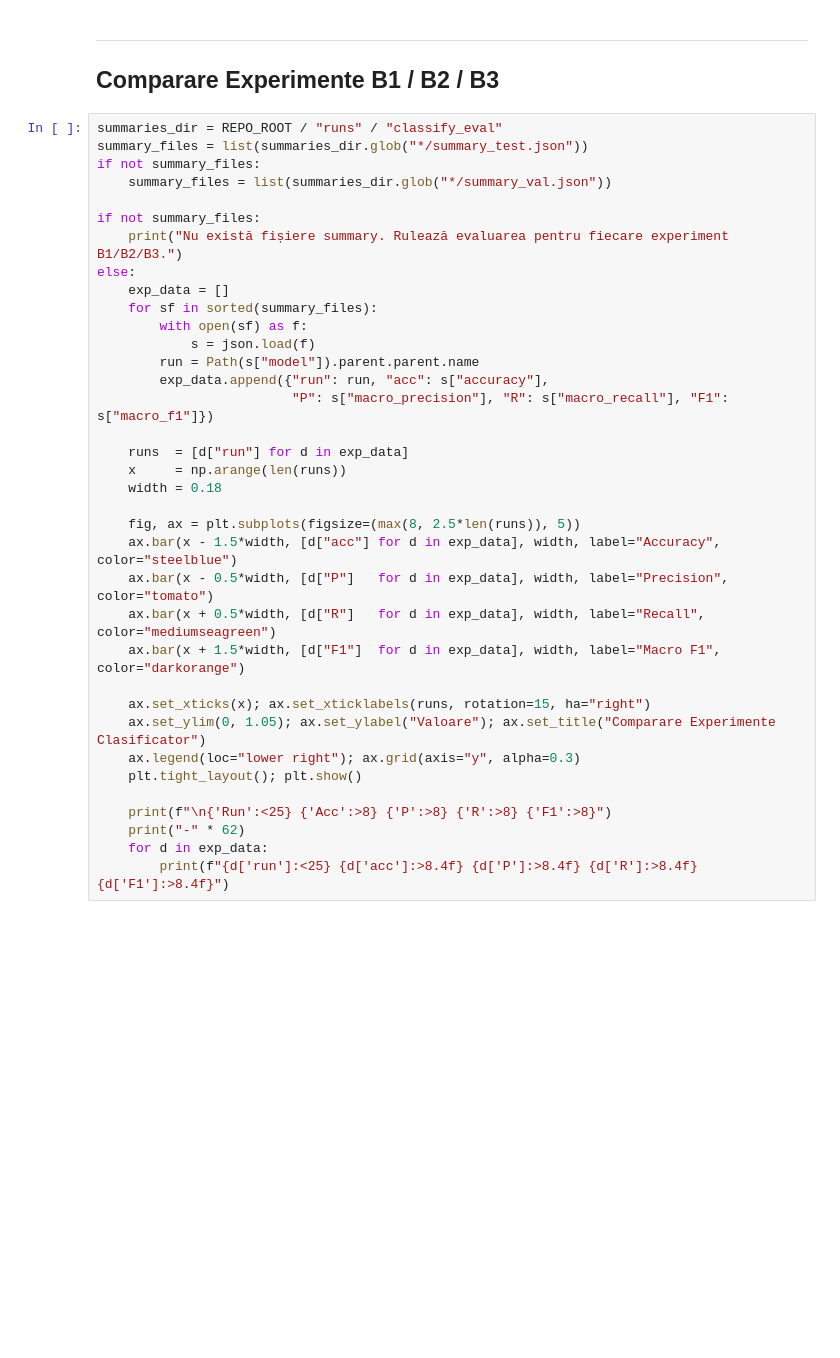
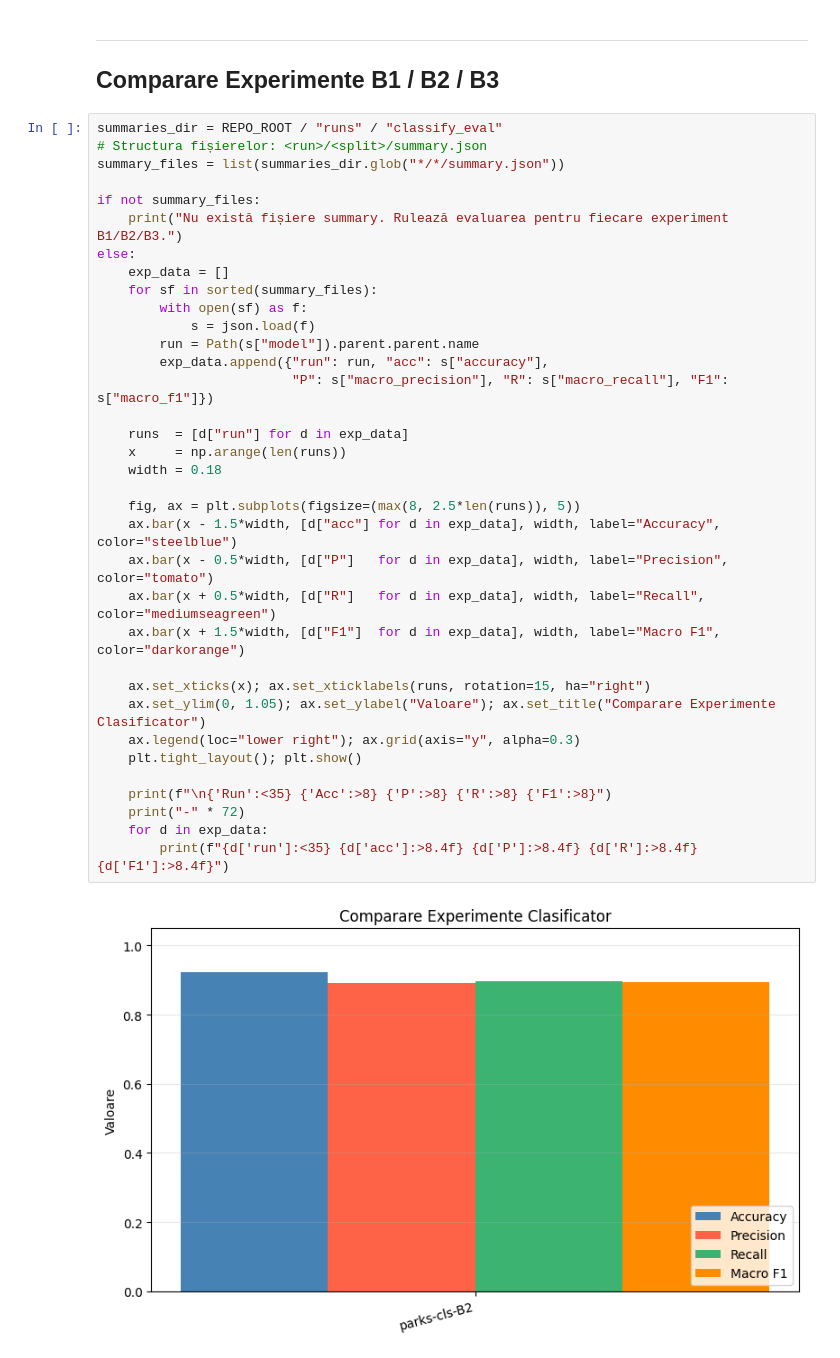
Before and after one commit to SerbiceanAlex/TrashDetectionSystem, a Jupyter notebook: notebooks/evaluation/02_evaluate_classifier.ipynb, the cells around one changed output. Drawn from its saved outputs; the diff is of its cells as text; blank space fills up the shorter version.

```diff
--- a/notebooks/evaluation/02_evaluate_classifier.ipynb
+++ b/notebooks/evaluation/02_evaluate_classifier.ipynb
@@ -229,37 +265,38 @@ else:
 ## Comparare Experimente B1 / B2 / B3
 # %%
 summaries_dir = REPO_ROOT / "runs" / "classify_eval"
-summary_files = list(summaries_dir.glob("*/summary_test.json"))
-if not summary_files:
-    summary_files = list(summaries_dir.glob("*/summary_val.json"))
+# Structura fișierelor: <run>/<split>/summary.json
+summary_files = list(summaries_dir.glob("*/*/summary.json"))
 
 if not summary_files:
     print("Nu există fișiere summary. Rulează evaluarea pentru fiecare experiment B1/B2/B3.")
 else:
     exp_data = []
     for sf in sorted(summary_files):
         with open(sf) as f:
             s = json.load(f)
         run = Path(s["model"]).parent.parent.name
         exp_data.append({"run": run, "acc": s["accuracy"],
                          "P": s["macro_precision"], "R": s["macro_recall"], "F1": s["macro_f1"]})
 
     runs  = [d["run"] for d in exp_data]
     x     = np.arange(len(runs))
     width = 0.18
 
     fig, ax = plt.subplots(figsize=(max(8, 2.5*len(runs)), 5))
     ax.bar(x - 1.5*width, [d["acc"] for d in exp_data], width, label="Accuracy",   color="steelblue")
     ax.bar(x - 0.5*width, [d["P"]   for d in exp_data], width, label="Precision",  color="tomato")
     ax.bar(x + 0.5*width, [d["R"]   for d in exp_data], width, label="Recall",     color="mediumseagreen")
     ax.bar(x + 1.5*width, [d["F1"]  for d in exp_data], width, label="Macro F1",   color="darkorange")
 
     ax.set_xticks(x); ax.set_xticklabels(runs, rotation=15, ha="right")
     ax.set_ylim(0, 1.05); ax.set_ylabel("Valoare"); ax.set_title("Comparare Experimente Clasificator")
     ax.legend(loc="lower right"); ax.grid(axis="y", alpha=0.3)
     plt.tight_layout(); plt.show()
 
-    print(f"\n{'Run':<25} {'Acc':>8} {'P':>8} {'R':>8} {'F1':>8}")
-    print("-" * 62)
+    print(f"\n{'Run':<35} {'Acc':>8} {'P':>8} {'R':>8} {'F1':>8}")
+    print("-" * 72)
     for d in exp_data:
-        print(f"{d['run']:<25} {d['acc']:>8.4f} {d['P']:>8.4f} {d['R']:>8.4f} {d['F1']:>8.4f}")
+        print(f"{d['run']:<35} {d['acc']:>8.4f} {d['P']:>8.4f} {d['R']:>8.4f} {d['F1']:>8.4f}")
+# %% [output]
+[figure, added]
```
Also changed, not shown: parts of 9 cells of this notebook, 4 other files.
